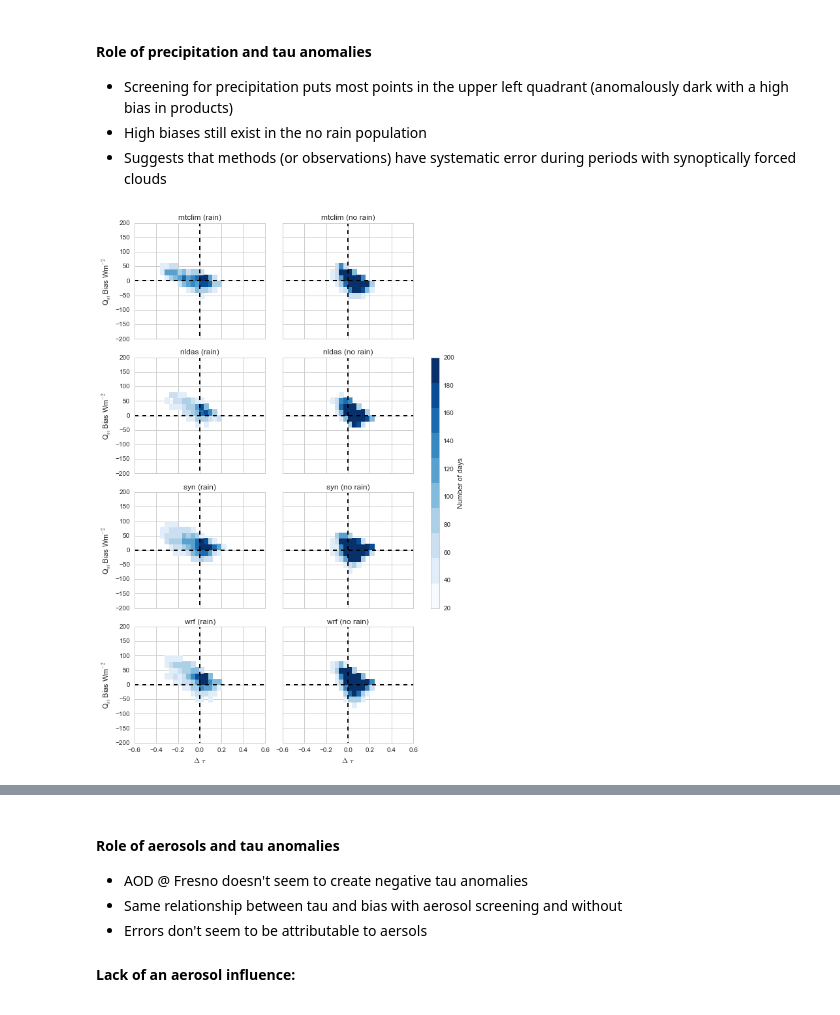
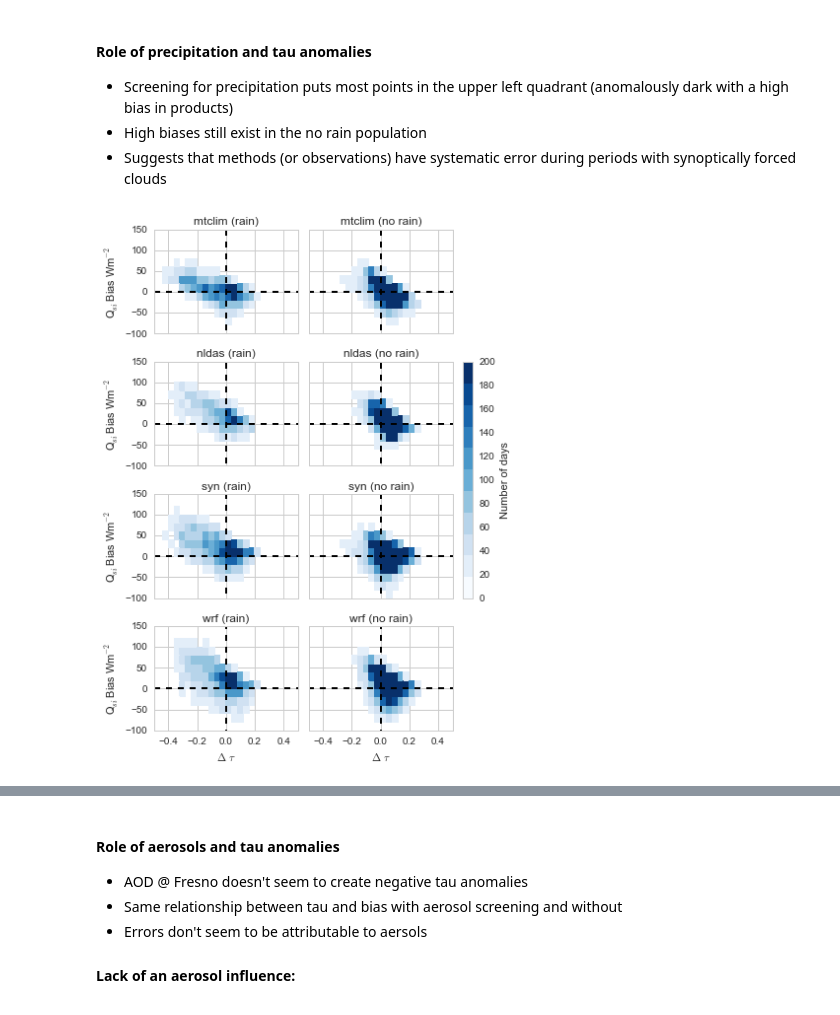
Before and after one commit to klapo/CalRad, a Jupyter notebook: CR.Screening.AOD_WV_Precip_Tau.ipynb, the cells around one changed output, grey strips where cells are left out. Cells and saved outputs as stored; diff of their text form; code cells hidden in the pictures.

Commit message:
Formatted graphs, updated function calls

```diff
--- a/CR.Screening.AOD_WV_Precip_Tau.ipynb
+++ b/CR.Screening.AOD_WV_Precip_Tau.ipynb
@@ -197,13 +163,13 @@ f.savefig(fname)
 # Set up details
 groups_for_plot = grouping
 colsche = kgraph.SRON(len(np.atleast_1d(groups_for_plot)))
-f = plt.figure(figsize=(8,12))
+f = plt.figure(figsize=(6,8))
 gs = matplotlib.gridspec.GridSpec(4,3,width_ratios=np.append(np.ones(2)*16,np.array(1.)))
-cmin = 20
+cmin = 0
 cmax = 200
-ncol = 10
+ncol = 11
 dcol = (cmax-cmin)/(ncol-1)
-cmap = cmap_discretize(cm.Blues,ncol)
+cmap = kgraph.cmap_discretize(cm.Blues,ncol)
 
 # Rain screening
 pthresh = 0 # Threshold between rainy and non-rainy days
@@ -234,8 +200,8 @@ for m,pr in enumerate(pr_names):
     else:
         ax.set_xticklabels([])
     ax.set_title(pr+' (rain)')
-    ax.set_ylim(-200,200)
-    ax.set_xlim(-.6,.6)
+    ax.set_ylim(-100,150)
+    ax.set_xlim(-.5,.5)
     ax.grid()
 
 # Rain screening
@@ -253,36 +219,36 @@ for m,pr in enumerate(pr_names):
 
         X = anom_thresh.anom_mean.values.flatten()[np.nonzero(~np.isnan(anom_thresh.anom_mean.values.flatten()) &\
                                                               ~np.isnan(grobs_diff_thresh[pr].values.flatten()))]
         Y = grobs_diff_thresh[pr].values.flatten()[np.nonzero(~np.isnan(anom_thresh.anom_mean.values.flatten()) &\
                                                               ~np.isnan(grobs_diff_thresh[pr].values.flatten()))]
         H, xedges, yedges = np.histogram2d(X,Y,bins=(np.arange(-.6,.6,.04),np.arange(-200,200,20)))
         H = np.ma.masked_array(H, H < cmin+dcol)
         X, Y = np.meshgrid(xedges, yedges)
         im = ax.pcolormesh(X.T, Y.T, H,cmap=cmap,vmin=cmin,vmax=cmax)
 
     ## Formatting
     if m == len(pr_names)-1:
         ax.set_xlabel('$\Delta$ $\\tau$')
     else:
         ax.set_xticklabels([])
     ax.set_title(pr+' (no rain)')
     ax.set_yticklabels([])
-    ax.set_ylim(-200,200)
-    ax.set_xlim(-.6,.6)
+    ax.set_ylim(-100,150)
+    ax.set_xlim(-.5,.5)
     ax.grid()
 
 # Colorbar
 caxi = plt.subplot(gs[1:3,2])
 cbar=plt.colorbar(im, cax=caxi, orientation = "vertical",spacing='proportional')
 cbar.ax.set_ylabel('Number of days')
 plt.tight_layout()
 
 # Output
 os.chdir(dir_print)
 fname = 'Tau_Bias.Rain.Density.png'
 f.savefig(fname)
 # %% [output]
-[figure, old version]
+[figure, new version]
 # %%
 ##############################
 #### Aerosol Density Plot ####
```
Also changed, not shown: parts of 7 cells of this notebook.
